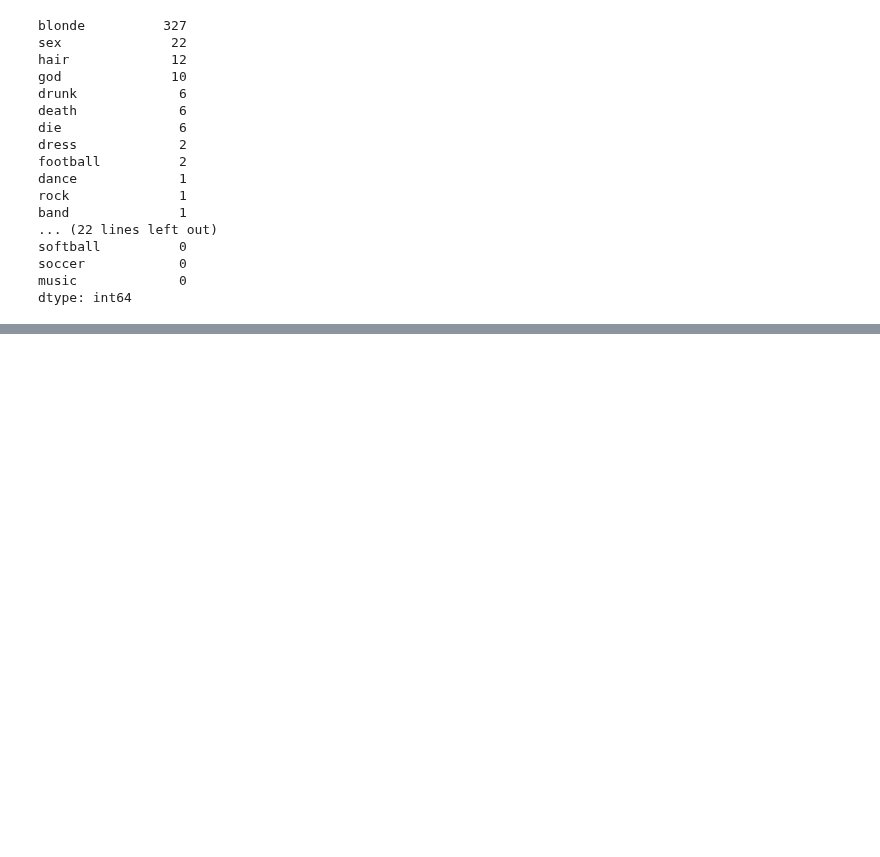
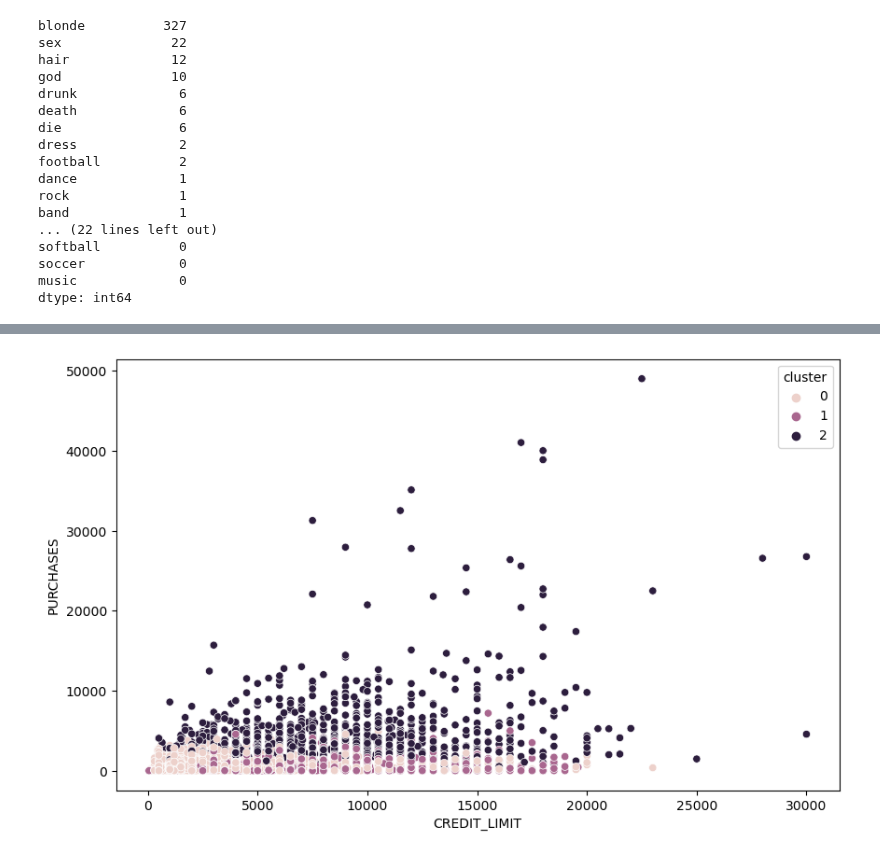
Before and after one commit to hoittoken/Python, a Jupyter notebook: Py/Math&ML/math&ml-10 cluster/math&ml-10_practice.ipynb, the cells around one changed output, grey strips where cells are left out. Drawn from its saved outputs; the diff is of its cells as text; code cells hidden in the pictures; blank space fills up the shorter version.

```diff
--- a/Py/Math&ML/math&ml-10 cluster/math&ml-10_practice.ipynb
+++ b/Py/Math&ML/math&ml-10 cluster/math&ml-10_practice.ipynb
@@ -155,0 +228,13 @@ dtype: int64
+# %%
+# ЗАДАНИЕ 7.8 (~2.3min)
+
+siliuette_list_dbscan = []
+
+for eps in np.arange(0.1,3,0.2):
+    for min_sample in range(1,20,4):
+        dbscan = DBSCAN(eps=eps, min_samples=min_sample)
+        dbscan.fit(X_norm)
+        sil_score = silhouette_score(X_norm, dbscan.labels_, metric='euclidean')
+        siliuette_list_dbscan.append((eps, min_sample, sil_score, len(set(dbscan.labels_))) )
+df_dbscan = pd.DataFrame(siliuette_list_dbscan, columns=['eps', 'min_samples', 'sil_score', 'number_of_clusters'])
+df_dbscan.sort_values(by = 'sil_score')
@@ -155,0 +280,6 @@ dtype: int64
+# %%
+# ЗАДАНИЕ 7.10
+
+model = AgglomerativeClustering(affinity='euclidean', n_clusters=6).fit(X_norm)
+df['cluster_id'] = model.labels_
+df['cluster_id'].value_counts()
@@ -155,0 +294,11 @@ dtype: int64
+# %%
+import seaborn as sns
+
+kmeans = KMeans(n_clusters=3, random_state=42)
+kmeans.fit(X_norm)
+df['cluster'] = kmeans.labels_
+plt.figure(figsize=(10,6))
+sns.scatterplot(data=df, x='CREDIT_LIMIT', y='PURCHASES', hue='cluster')
+plt.show()
+# %% [output]
+[figure, added]
```
Also changed, not shown: parts of 11 cells of this notebook, 11 other files.
